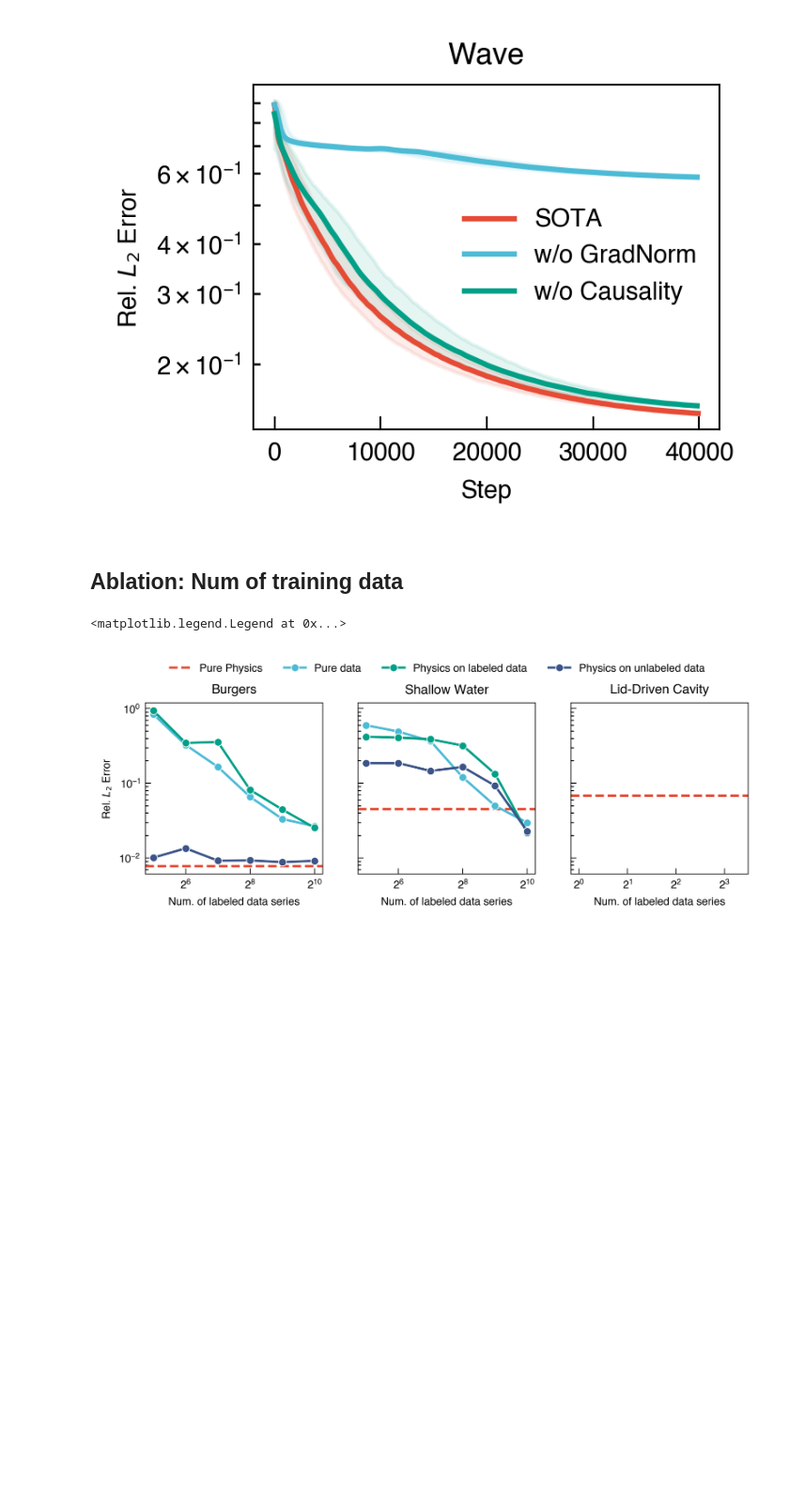
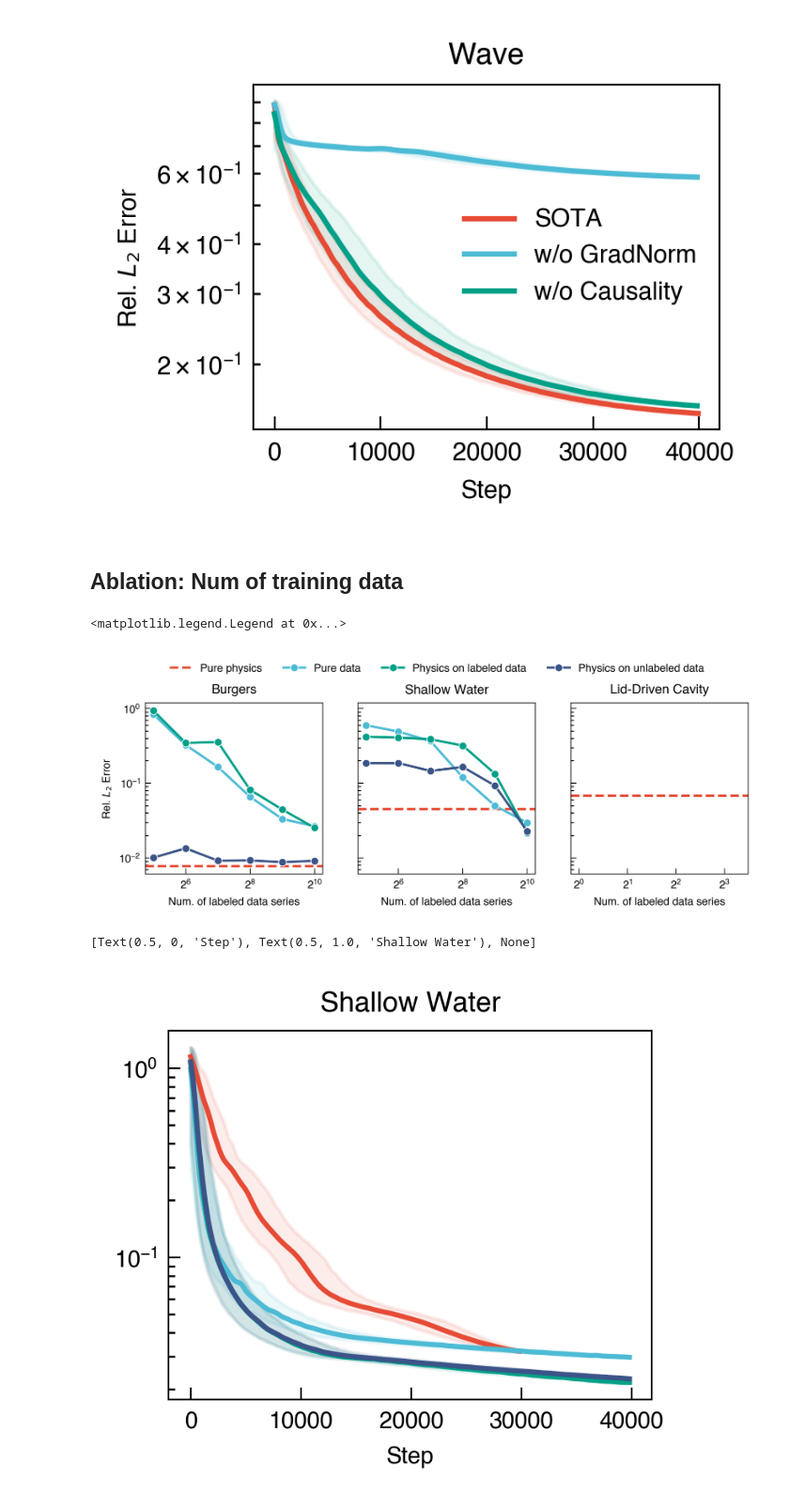
Before and after one commit to NanxiiChen/PI-CViT, a Jupyter notebook: eval.ipynb, the cells around one changed output. Shown at 94% size. Cells and saved outputs as stored; diff of their text form; code cells hidden in the pictures; blank space fills up the shorter version.

```diff
--- a/eval.ipynb
+++ b/eval.ipynb
@@ -387,8 +387,8 @@ fig.tight_layout()
 ## Ablation: Num of training data
 # %%
 datasets = {
-    "Burgers" : "burgers/data_vs_physics.txt",
-    "Shallow Water" : "swe/data_vs_physics.txt",
+    "Burgers" : "./training_logs/burgers/data_vs_physics.txt",
+    "Shallow Water" : "./training_logs/swe/data_vs_physics.txt",
     "Lid-Driven Cavity" : None,
 }
 pure_physics_err = [7.744e-3, 4.50e-2, 6.8e-2]
@@ -408,7 +408,7 @@ for idx, (name, path) in enumerate(datasets.items()):
 
 
     ax.axhline(pure_physics_err[idx], color="C0",
-               label="Pure Physics"if idx == 1 else None,
+               label="Pure physics"if idx == 1 else None,
                ls="--")
 
     if path is None:
@@ -437,3 +437,29 @@ fig.legend(loc="upper center", ncol=4, frameon=False, bbox_to_anchor=(0.5, 1.1))
 # %% [output]
 <matplotlib.legend.Legend at 0x...>
 [figure]
+# %%
+paths = [
+    "training_logs/swe/run-swe_cvit_SOTA-0217-tag-eval_l2_error.csv",
+    "training_logs/swe/run-logs_swe_cvit_pure_data_dataset_size_1024-tag-eval_l2_error.csv",
+    "training_logs/swe/run-logs_swe_cvit_physics_on_labeled_data_dataset_size_1024-tag-eval_l2_error.csv",
+    "training_logs/swe/run-logs_swe_cvit_physics_on_unlabeled_data_dataset_size_1024-tag-eval_l2_error.csv",
+]
+tags = [
+    "Pure physics",
+    "Pure data",
+    "Physics on labeled data",
+    "Physics on unlabeled data"
+]
+fig, ax = plt.subplots(1, 1, figsize=(2.6, 2),)
+for path, tag in zip(paths, tags):
+    df = pd.read_csv(path)
+    val = df["Value"].values
+    step = df["Step"].values
+    mean, lower, upper = smooth_loss_log_gaussian(val, sigma=1.2, n_boot=1000)
+    ax.fill_between(step, lower, upper, color=f"C{tags.index(tag)}", alpha=0.1,)
+    ax.plot(step, mean, label=tag, color=f"C{tags.index(tag)}")
+ax.set(xlabel="Step", title="Shallow Water",
+       yscale="log")
+# %% [output]
+[Text(0.5, 0, 'Step'), Text(0.5, 1.0, 'Shallow Water'), None]
+[figure, added]
```
Also changed, not shown: 6 other files.
